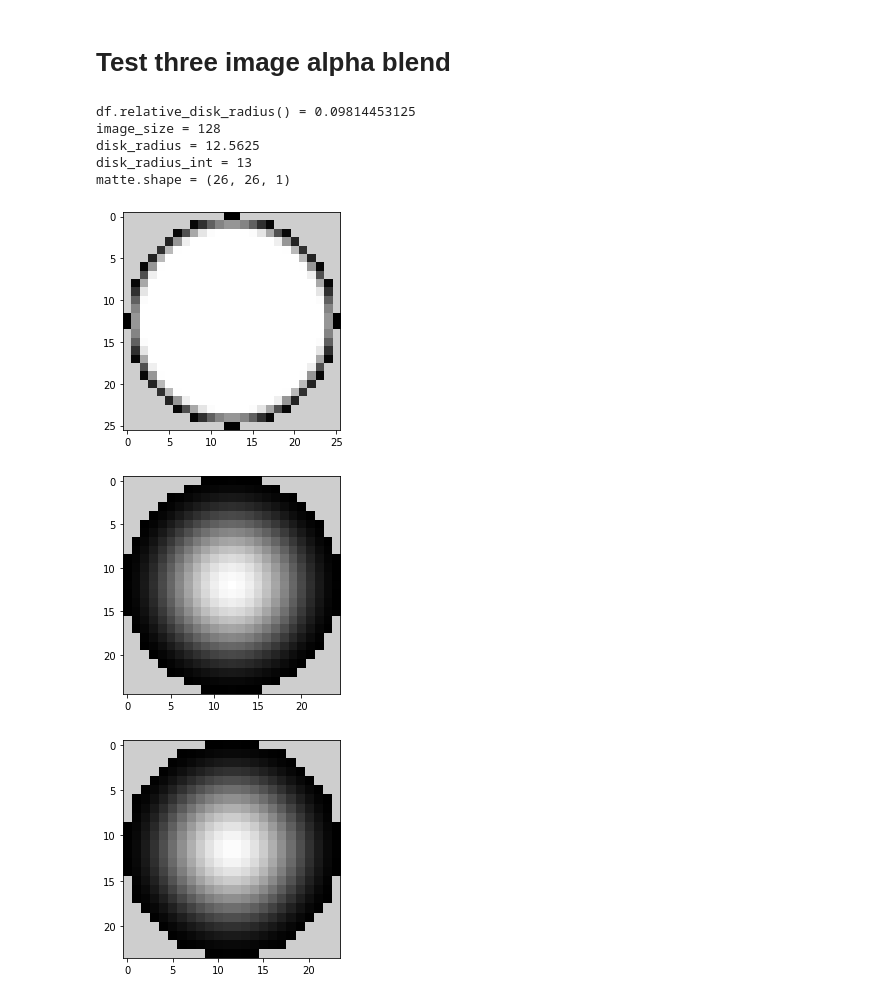
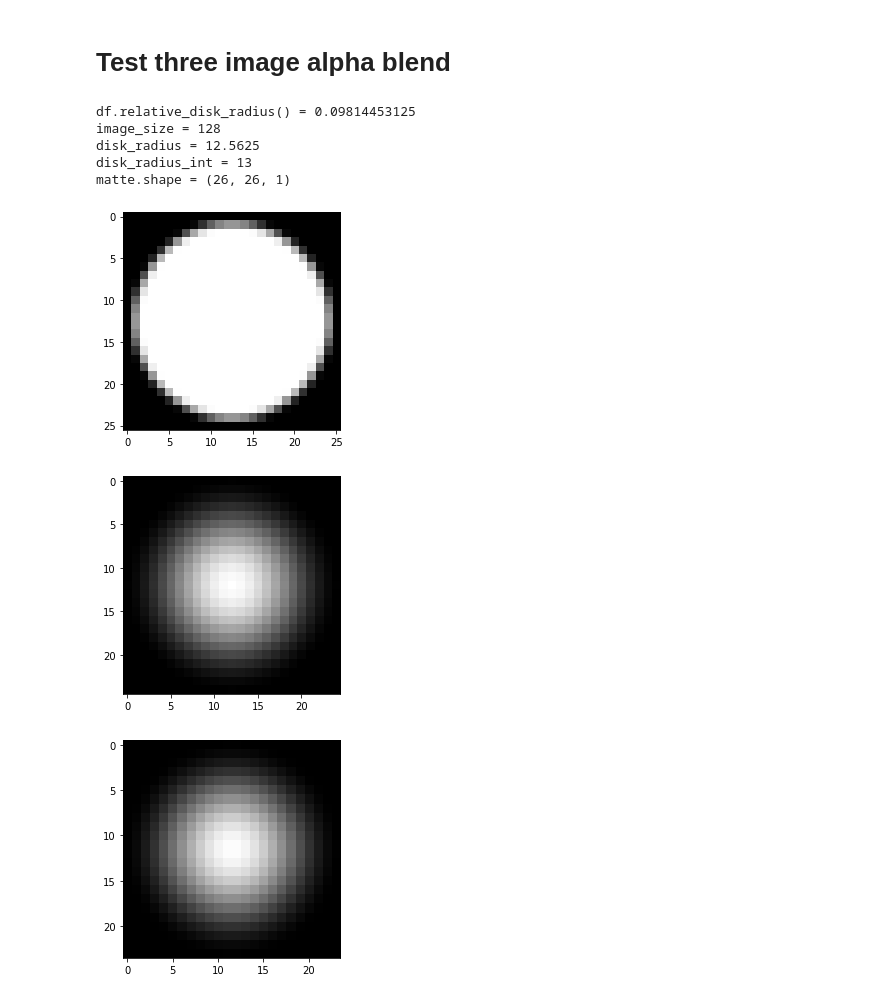
Before and after one commit to cwreynolds/PredatorEye, a Jupyter notebook: ThreeImageSoftMatte.ipynb, the cells around one changed output. Drawn from its saved outputs; the diff is of its cells as text; code cells hidden in the pictures.

```diff
--- a/ThreeImageSoftMatte.ipynb
+++ b/ThreeImageSoftMatte.ipynb
@@ -76,40 +76,40 @@ def make_disk_matte(diameter, inner_radius, outer_radius):
     diameter = round(diameter)
     # Make the array to return.
     image = np.zeros((diameter, diameter, 1), dtype=np.float32)
     # Centerpoint of disk (as float, independent of pixel boundaries).
     cp = (diameter / 2.0, diameter / 2.0)
     # Loop over all pixel coordiantes (xi, yi) with (xf, yf) as center of pixel.
     for xi in range(diameter):
         xf = xi + 0.5
         for yi in range(diameter):
             yf = yi + 0.5
             image[xi, yi, :] = df.spot_utility((xf, yf), cp,
                                                 inner_radius, outer_radius)
-            # TODO temp for debugging
-            d = math.sqrt(math.pow(xf - cp[0], 2) + math.pow(yf - cp[1], 2))
-            if (d > outer_radius):
-                image[xi, yi, :] = 0.81
+            # # TODO temp for debugging
+            # d = math.sqrt(math.pow(xf - cp[0], 2) + math.pow(yf - cp[1], 2))
+            # if (d > outer_radius):
+            #     image[xi, yi, :] = 0.81
     return image
 
 matte = make_disk_matte(disk_diameter_int,
                         disk_radius * 0.85,
                         disk_radius)
 df.draw_image(np.concatenate((matte, matte, matte), axis=2))
 
 matte = make_disk_matte(25, 0, 12.5)
 df.draw_image(np.concatenate((matte, matte, matte), axis=2))
 
 matte = make_disk_matte(24, 0, 12)
 df.draw_image(np.concatenate((matte, matte, matte), axis=2))
 # %% [output]
 df.relative_disk_radius() = 0.09814453125
 image_size = 128
 disk_radius = 12.5625
 disk_radius_int = 13
 matte.shape = (26, 26, 1)
-[figure, old version]
+[figure, new version]
-[figure, old version]
+[figure, new version]
-[figure, old version]
+[figure, new version]
 # %%
 matte = np.zeros((10, 10, 1), dtype=np.float32)
 print('matte.shape =', matte.shape)
```
Also changed, not shown: parts of 6 cells of this notebook.
